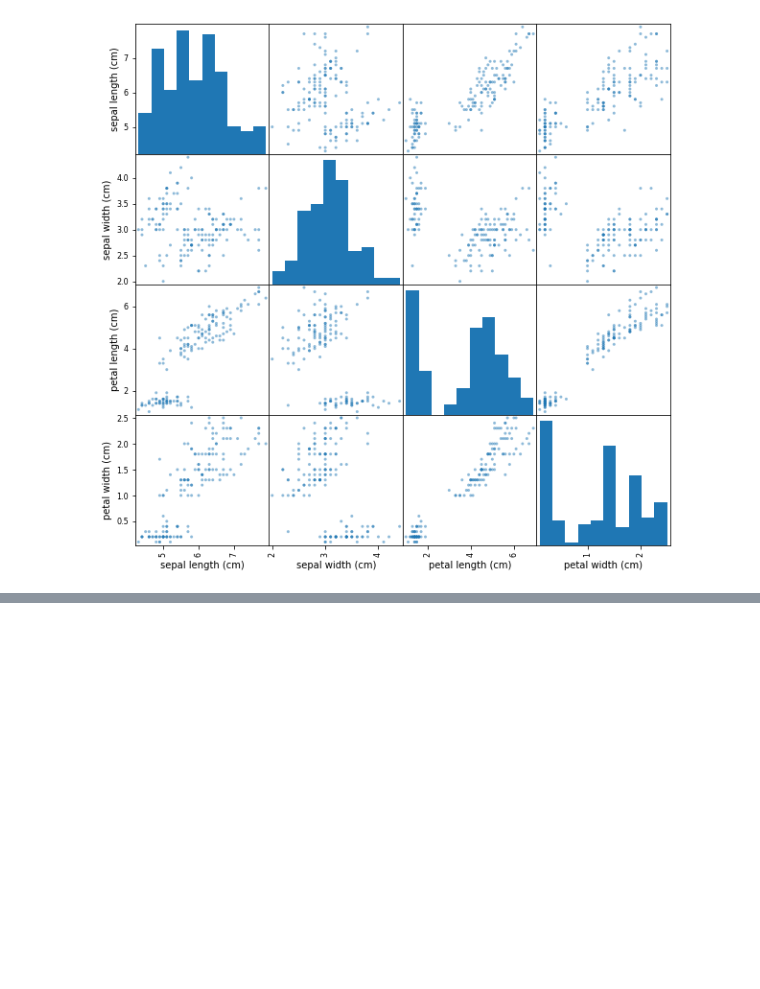
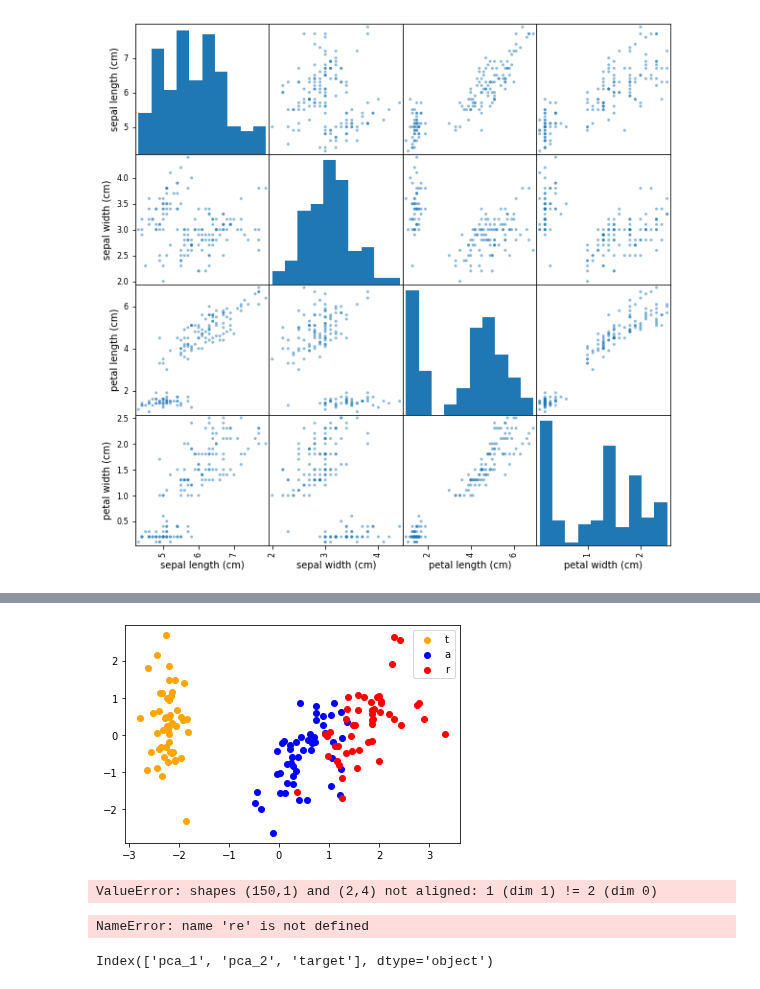
Before and after one commit to HoJin1014/KNU-BIGDATA-study, a Jupyter notebook: 2022.09.19/ex_pca.ipynb, the cells around one changed output, grey strips where cells are left out. Drawn from its saved outputs; the diff is of its cells as text; code cells hidden in the pictures; blank space fills up the shorter version.

```diff
--- a/2022.09.19/ex_pca.ipynb
+++ b/2022.09.19/ex_pca.ipynb
@@ -35,0 +175,3 @@ plt.show()
+# %%
+irisPCA3=pca3.transform(X_scaled)
+irisPCA3.shape
@@ -35,0 +180,2 @@ plt.show()
+# %%
+irisPCADF=pd.DataFrame(irisPCA3, columns=['pca_1', 'pca_2'])
@@ -35,0 +191,2 @@ plt.show()
+# %%
+irisPCADF=pd.concat([irisPCADF, y], axis=1)
@@ -35,0 +202,25 @@ plt.show()
+# %%
+# 타겟별 시각화
+target_0=irisPCADF[irisPCADF.target == 0]
+target_1=irisPCADF[irisPCADF.target == 1]
+target_2=irisPCADF[irisPCADF.target == 2]
+# %%
+plt.scatter(target_0['pca_1'], target_0['pca_2'], c='orange')
+plt.scatter(target_1['pca_1'], target_1['pca_2'], c='blue')
+plt.scatter(target_2['pca_1'], target_2['pca_2'], c='red')
+plt.legend('target_0, target_1, target_2')
+plt.show()
+# %% [output]
+[figure, added]
+# %%
+re=pca3.inverse_transform(irisPCA)
+# %% [output]
+ValueError: shapes (150,1) and (2,4) not aligned: 1 (dim 1) != 2 (dim 0)
+# %%
+re.shpae
+# %% [output]
+NameError: name 're' is not defined
+# %%
+target_0.columns
+# %% [output]
+Index(['pca_1', 'pca_2', 'target'], dtype='object')
```
Also changed, not shown: parts of 33 cells of this notebook.
